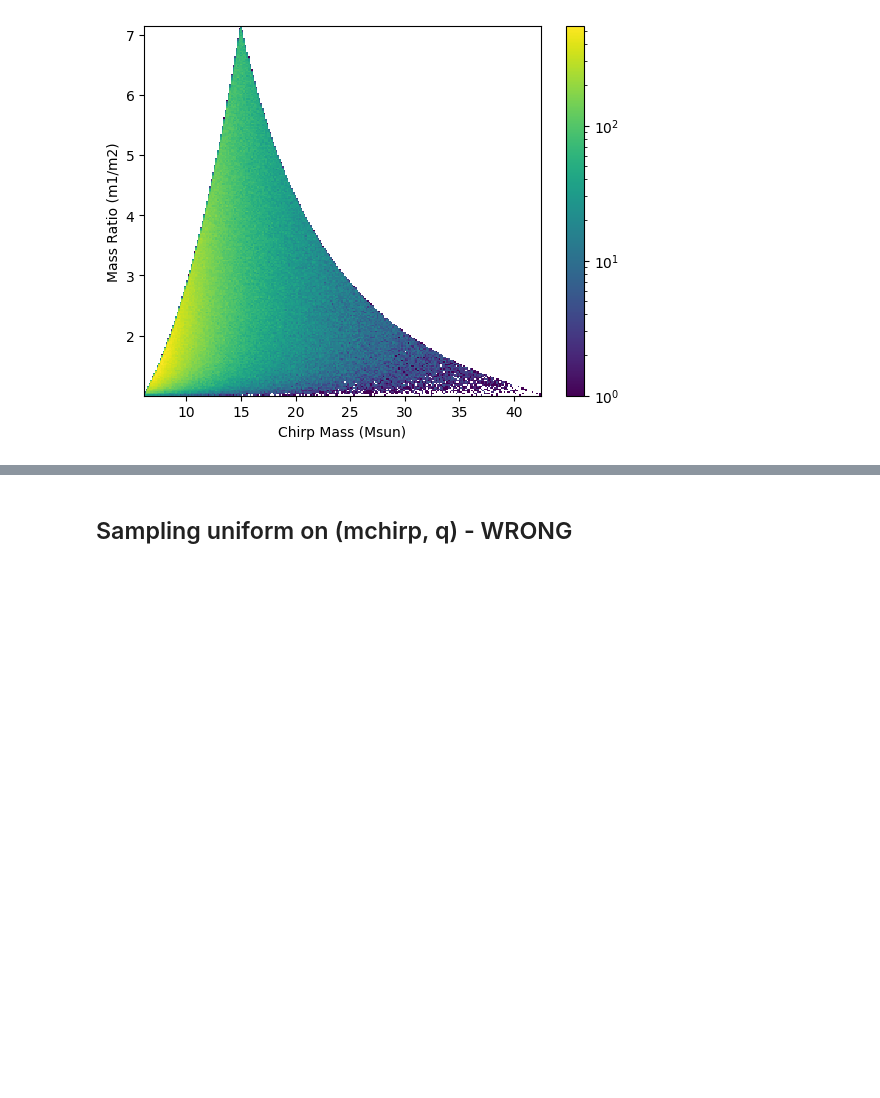
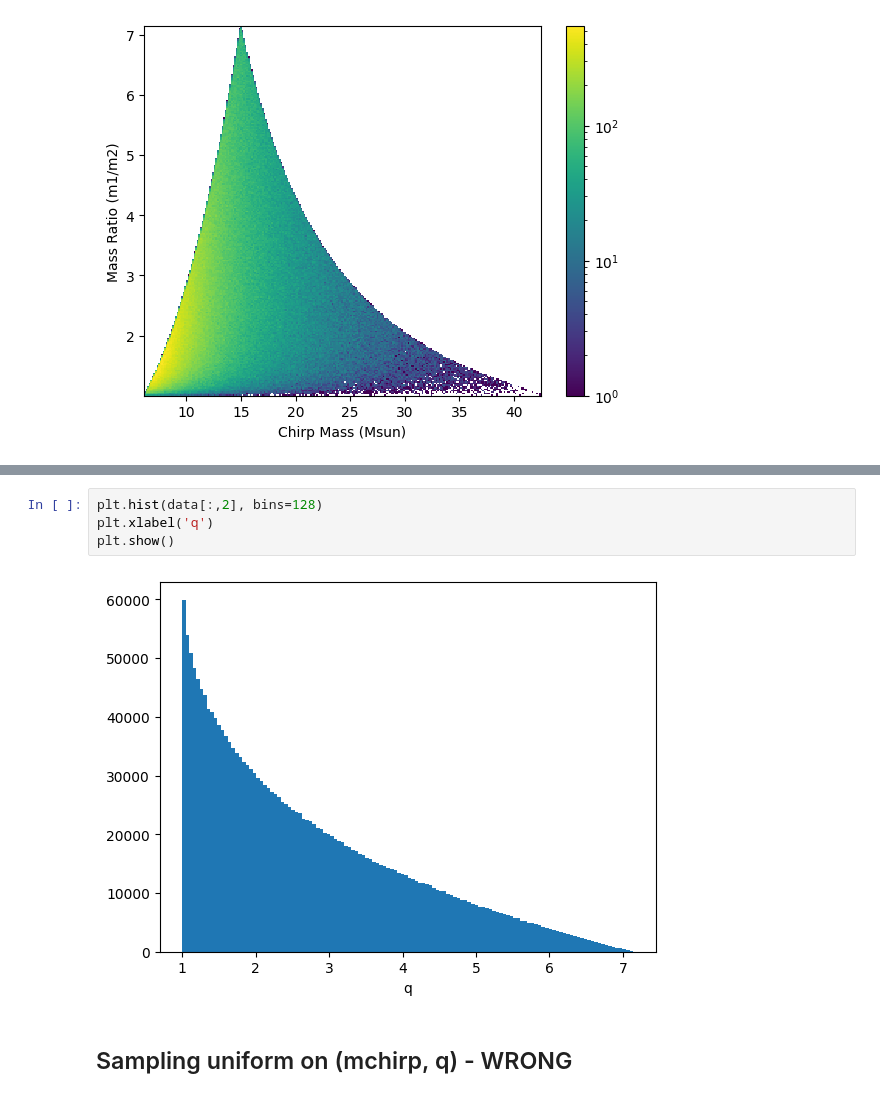
Before and after one commit to nnarenraju/sage, a Jupyter notebook: notebooks/template_placement.ipynb, the cells around one changed output, grey strips where cells are left out. Drawn from its saved outputs; the diff is of its cells as text; blank space fills up the shorter version.

```diff
--- a/notebooks/template_placement.ipynb
+++ b/notebooks/template_placement.ipynb
@@ -351,3 +401,9 @@ plt.show()
+# %%
+plt.hist(data[:,2], bins=128)
+plt.xlabel('q')
+plt.show()
+# %% [output]
+[figure, added]
 # %% [markdown]
 ## Sampling uniform on (mchirp, q) - WRONG
 # %%
```
Also changed, not shown: parts of 11 cells of this notebook.
